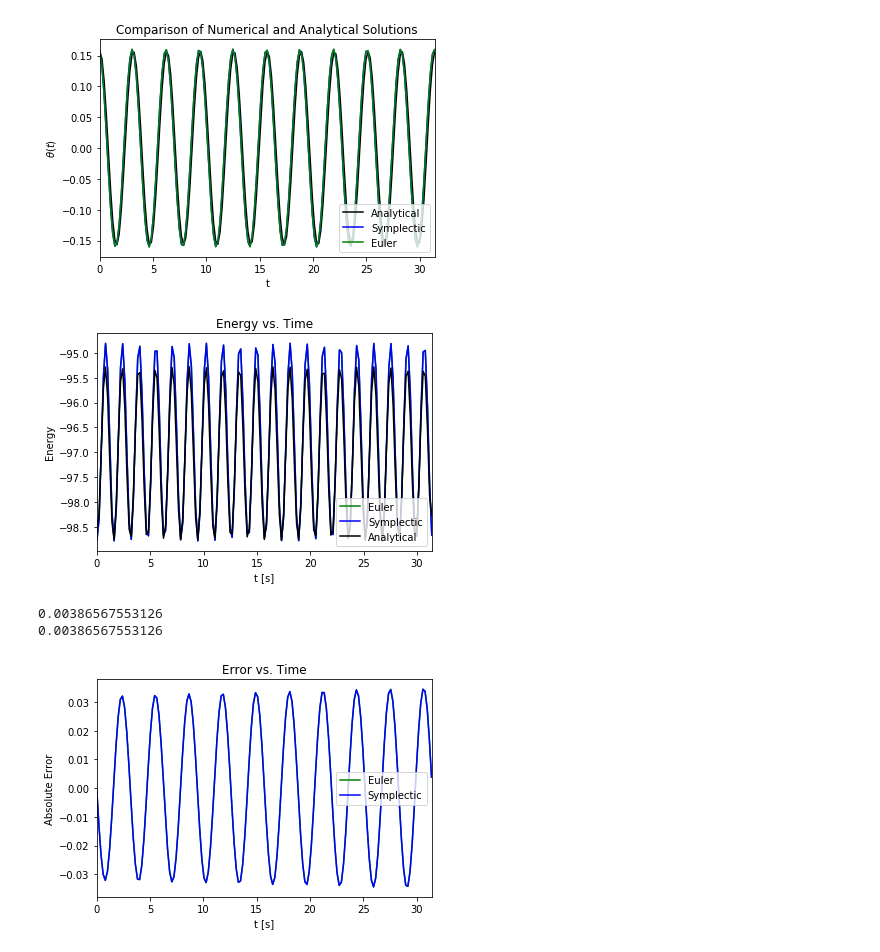
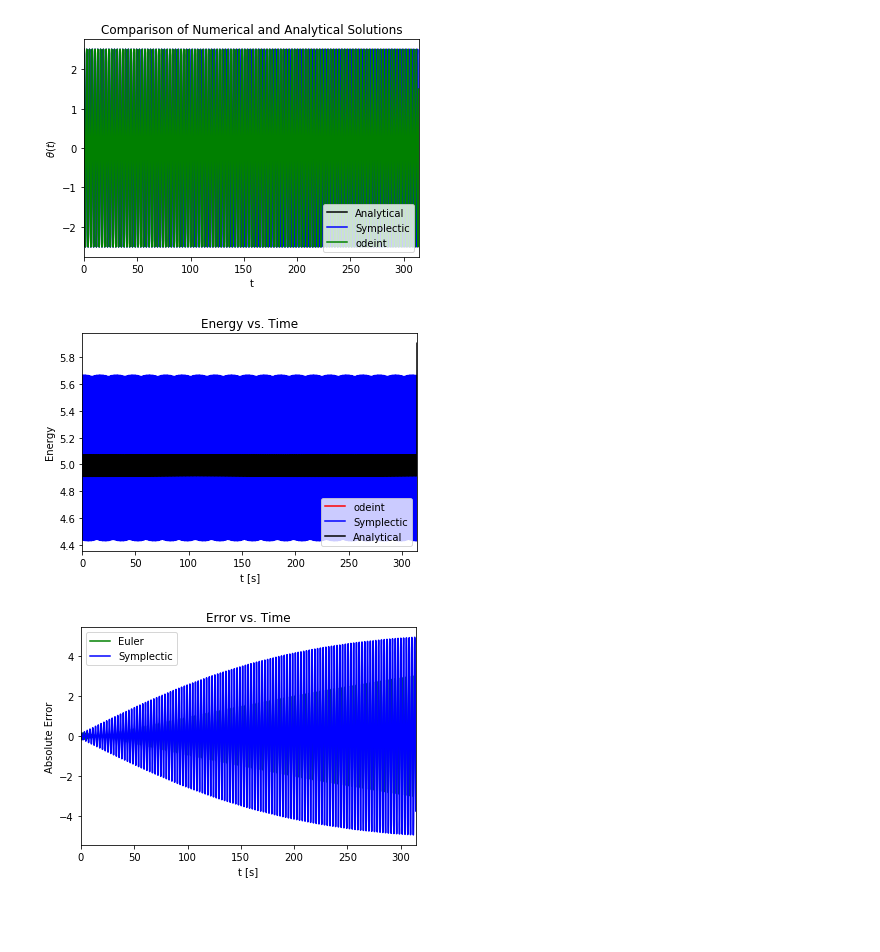
Before and after one commit to remysucre/SimplePendulum, a Jupyter notebook: Pendulum_Symplectic.ipynb, the cells around one changed output. Drawn from its saved outputs; the diff is of its cells as text; code cells hidden in the pictures; blank space fills up the shorter version.

```diff
--- a/Pendulum_Symplectic.ipynb
+++ b/Pendulum_Symplectic.ipynb
@@ -5,19 +5,18 @@ import scipy as sp
 from scipy import special
 from scipy import integrate
 # %%
-time = 10.0*np.pi # total time in seconds
-dt=0.2 # Timestep
+time = 100.0*np.pi # total time in seconds
+dt=0.05 # Timestep
 nt = int(time / dt) # number of time steps
-t0=0;
-theta0=np.pi*0.05; u0 = 0 #Initial time, theta, u
+theta0=np.pi*0.8; u0 = 0 #Initial time, theta, u
 
-order = 1 # order of symplectic integrator
+order = 3 # order of symplectic integrator
 
 grav = 10 # define gravitational acceleration for energy analysis
 
-t=np.linspace(t0,nt*dt,nt) #Iniatialize time array
+t=np.linspace(0,nt*dt,nt) #Iniatialize time array
 
-params = {"k":2.0,"gamma":0,"w":0,"B":0}
+params = {"k":4.0,"gamma":0,"w":0,"B":0}
 
 # position update function
 def f(theta,u,t,params):
@@ -44,12 +43,13 @@ def euler(t,dt,theta0,u0,params):
 # Verlet method (2nd order symplectic)
 def verlet(t,dt,theta0,u0,params):
     theta=np.zeros(nt); u=np.zeros(nt)
-    theta[0]=theta0; u[0] = u0
+    theta[0]=theta0; u[0] = u0;
 
     for i in range(nt-1):
-        uHalf = u[i] + 0.5*dt*g(theta[i],u[i],t[i],params)
-        theta[i+1] = theta[i] + dt*uHalf
-        u[i+1] = uHalf + 0.5*dt*g(theta[i+1],uHalf,t[i+1],params)
+
+        theta[i+1] = theta[i] + dt*f(theta[i],u[i],t,params) + g(theta[i],u[i],t,params)*0.5*dt**2
+        u[i+1] = u[i] + 0.5*dt*g(theta[i],u[i],t,params)
+        u[i+1] = u[i+1] + 0.5*dt*g(theta[i+1],u[i+1],t,params)
 
     return [theta,u]
 
@@ -64,6 +64,7 @@ def symplectic(t,dt,theta0,u0,order,params):
     elif (order == 2):
         c = np.array([0, 1, 0, 0])
         d = np.array([0.5, 0.5, 0, 0])
+        return verlet(t,dt,theta0,u0,params)
     elif (order == 3):
         c = np.array([1, -2.0/3, 2.0/3, 0])
         d = np.array([-1.0/24, 3.0/4, 7.0/24, 0])
@@ -95,6 +96,21 @@ def analytical(t,theta0,params):
     thetaAna = 2*np.arcsin(x*eJ[0]) # ellipj returns 4 values, we only need 1st
 
     return thetaAna
+
+# derivative calculations for scipy odeint
+def deriv(sol,t0,k,gamma):
+    params = {"k":k,"gamma":gamma,"w":0,"B":0}
+    th,u = sol
+
+    dth  = f(th,u,t0,params)
+    du = g(th,u,t0,params)
+
+    return [dth,du]
+
+init = [theta0,u0]
+sol = sp.integrate.odeint(deriv,init,t,args=(params["k"],0))
+thetaSP = sol[:,0]
+uSP = sol[:,1]
 # %%
 # Compute solutions
 
@@ -105,16 +121,17 @@ uAna = np.gradient(thetaAna,dt)
 # %%
 #Plot results
 
 plt.plot(t,thetaAna,color='k',label='Analytical') #Analytical solution is black
 plt.plot(t,thetaSym,color='b',label='Symplectic') # Symplectic solution is blue
-plt.plot(t,thetaEuler,color='g',label='Euler') # Euler solution is green
+#plt.plot(t,thetaEuler,color='g',label='Euler') # Euler solution is green
+plt.plot(t,thetaSP,color='g',label='odeint')
 plt.xlabel('t')
 plt.ylabel(r'$\theta(t)$')
 plt.xlim(0,dt*nt)
 plt.title("Comparison of Numerical and Analytical Solutions")
 plt.legend(loc=4)
 plt.show()
 # %% [output]
-[figure, old version]
+[figure, new version]
 # %%
 def energy(u,theta,params):
@@ -124,8 +141,10 @@ def energy(u,theta,params):
 energyEuler = energy(uEuler,thetaEuler,params)
 energySym = energy(uSym,thetaSym,params)
 energyAna = energy(uAna,thetaAna,params)
+energySP = energy(uSP,thetaSP,params)
 
-plt.plot(t,energyEuler,color='g',label='Euler')
+#plt.plot(t,energyEuler,color='g',label='Euler')
+plt.plot(t,energySP,color='r',label='odeint')
 plt.plot(t,energySym,color='b',label='Symplectic')
 plt.plot(t,energyAna,color='k',label='Analytical')
 
@@ -136,18 +155,16 @@ plt.title("Energy vs. Time")
 plt.legend(loc=4)
 plt.show()
 # %% [output]
-[figure, old version]
+[figure, new version]
 # %%
 # Plot the error
 errEuler = thetaEuler - thetaAna
 errSym = thetaSym - thetaAna
-
-# use error at last time step
-print(errEuler[-1])
-print(errSym[-1])
+errSP = thetaSP - thetaAna
 
 plt.plot(t,errEuler,color='g',label="Euler") # Euler function error is green
 plt.plot(t,errSym,color='b',label="Symplectic") # Symplectic error is blue
+#plt.plot(t,errSP,color='r',label="odeint")
 plt.xlabel('t [s]')
 plt.ylabel('Absolute Error')
 plt.xlim(0,dt*nt)
@@ -155,9 +172,7 @@ plt.title("Error vs. Time")
 plt.legend()
 plt.show()
 # %% [output]
-0.00386567553126
-0.00386567553126
-[figure, old version]
+[figure, new version]
 # %%
 # Verify order of accuracy
 
```
Also changed, not shown: parts of 3 cells of this notebook, 8 other files.
